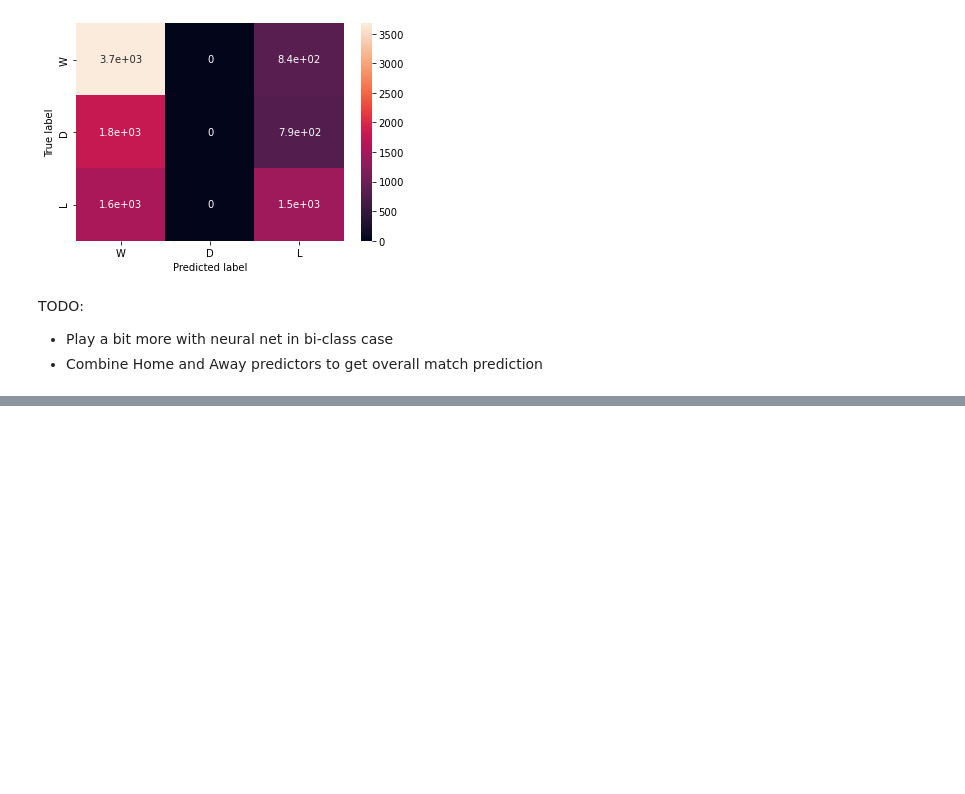
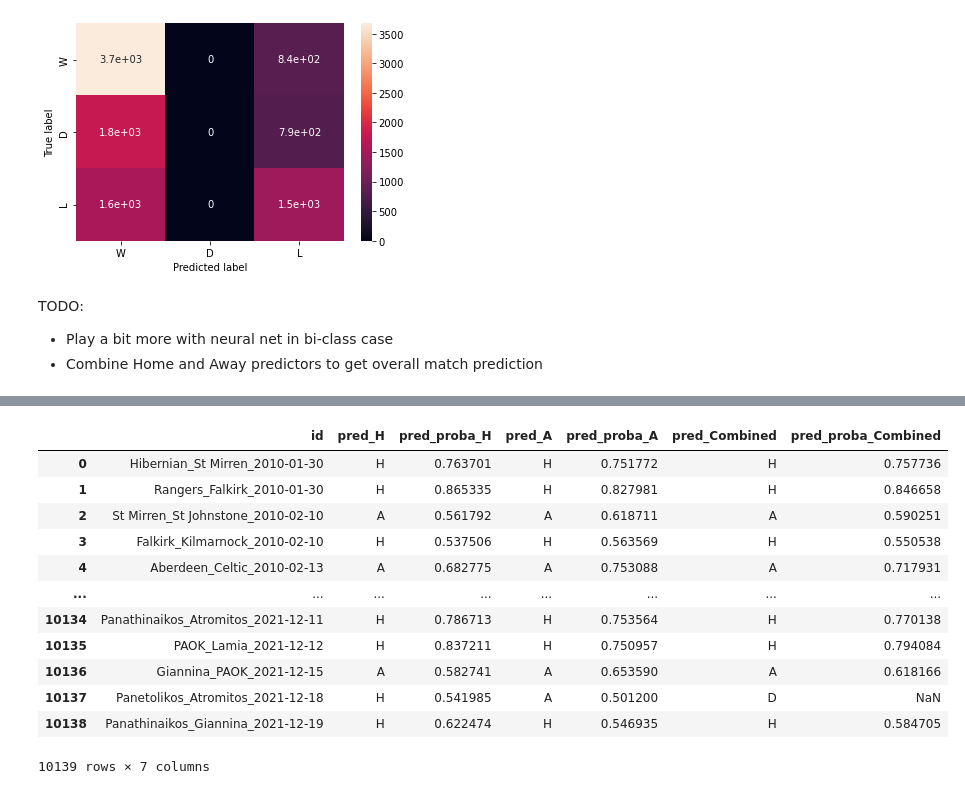
Before and after one commit to alexkapele/football_forecasting, a Jupyter notebook: football_forecasting.ipynb, the cells around one changed output, grey strips where cells are left out. Saved outputs shown, nothing was run; the diff lists cells and outputs as text; code cells hidden in the pictures; blank space fills up the shorter version.

```diff
--- a/football_forecasting.ipynb
+++ b/football_forecasting.ipynb
@@ -1322,0 +1424,7 @@ TODO:
+# %%
+A_predictions_test = pd.DataFrame()
+A_predictions_test['id'] = A_x_test['id']
+A_predictions_test['pred'] = clf.predict(A_x_test.drop(columns=['id']))
+A_predictions_test['pred_proba'] = [max(i) for i in clf.predict_proba(A_x_test.drop(columns=['id']))]
+
+A_predictions_test['pred'] = A_predictions_test['pred'].apply(lambda x: 'A' if x=='W' else 'H')
@@ -1322,0 +1447,24 @@ TODO:
+# %%
+predictions_test = H_predictions_test.merge(A_predictions_test, on=['id']).rename(columns={'pred_x':'pred_H', 'pred_proba_x':'pred_proba_H',\
+                                                                                            'pred_y':'pred_A', 'pred_proba_y':'pred_proba_A'})
+# %%
+predictions_test['pred_Combined'] = predictions_test[['pred_H','pred_A']].apply(lambda x: x[0] if x[0]==x[1] else 'D', axis=1)
+# %%
+predictions_test['pred_proba_Combined'] = predictions_test[['pred_Combined','pred_proba_H','pred_proba_A']].\
+                apply(lambda x: (x[1]+x[2])/2 if x[0] != 'D' else np.nan, axis=1)
+# %%
+predictions_test
+# %% [output]
+|  | id | pred_H | pred_proba_H | pred_A | pred_proba_A | pred_Combined | pred_proba_Combined |
+| 0 | Hibernian_St Mirren_2010-01-30 | H | 0.763701 | H | 0.751772 | H | 0.757736 |
+| 1 | Rangers_Falkirk_2010-01-30 | H | 0.865335 | H | 0.827981 | H | 0.846658 |
+| 2 | St Mirren_St Johnstone_2010-02-10 | A | 0.561792 | A | 0.618711 | A | 0.590251 |
+| 3 | Falkirk_Kilmarnock_2010-02-10 | H | 0.537506 | H | 0.563569 | H | 0.550538 |
+| 4 | Aberdeen_Celtic_2010-02-13 | A | 0.682775 | A | 0.753088 | A | 0.717931 |
+| ... | ... | ... | ... | ... | ... | ... | ... |
+| 10134 | Panathinaikos_Atromitos_2021-12-11 | H | 0.786713 | H | 0.753564 | H | 0.770138 |
+| 10135 | PAOK_Lamia_2021-12-12 | H | 0.837211 | H | 0.750957 | H | 0.794084 |
+| 10136 | Giannina_PAOK_2021-12-15 | A | 0.582741 | A | 0.653590 | A | 0.618166 |
+| 10137 | Panetolikos_Atromitos_2021-12-18 | H | 0.541985 | A | 0.501200 | D | NaN |
+| 10138 | Panathinaikos_Giannina_2021-12-19 | H | 0.622474 | H | 0.546935 | H | 0.584705 |
+10139 rows × 7 columns
```
Also changed, not shown: parts of 52 cells of this notebook.
